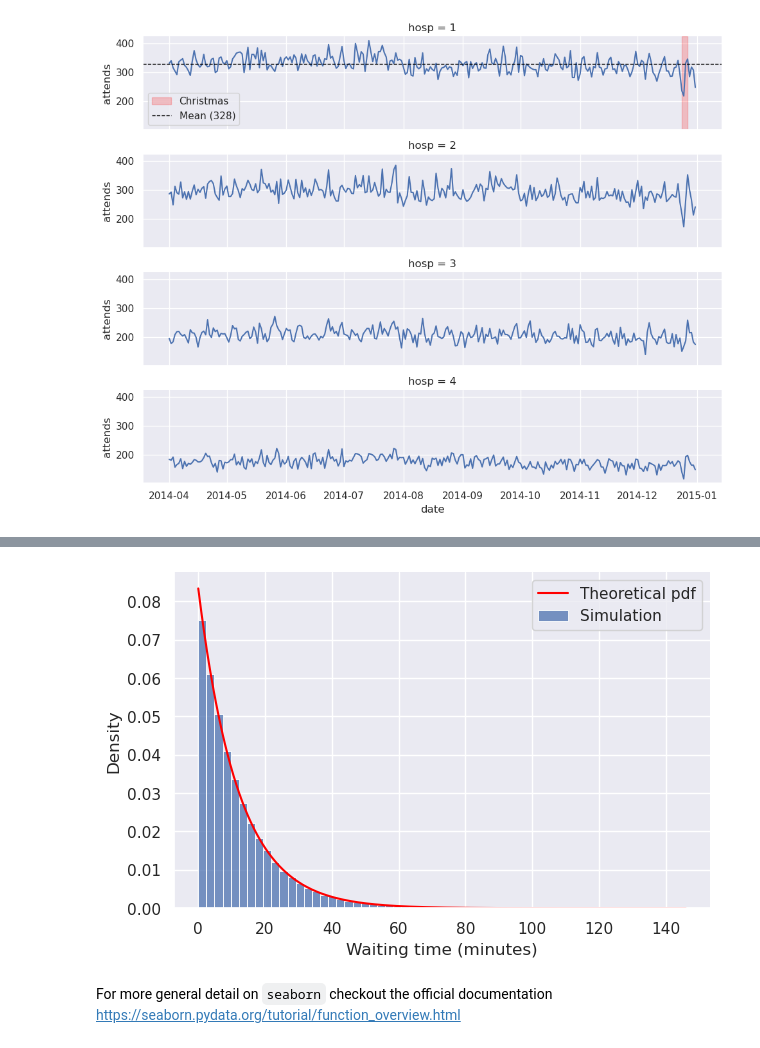
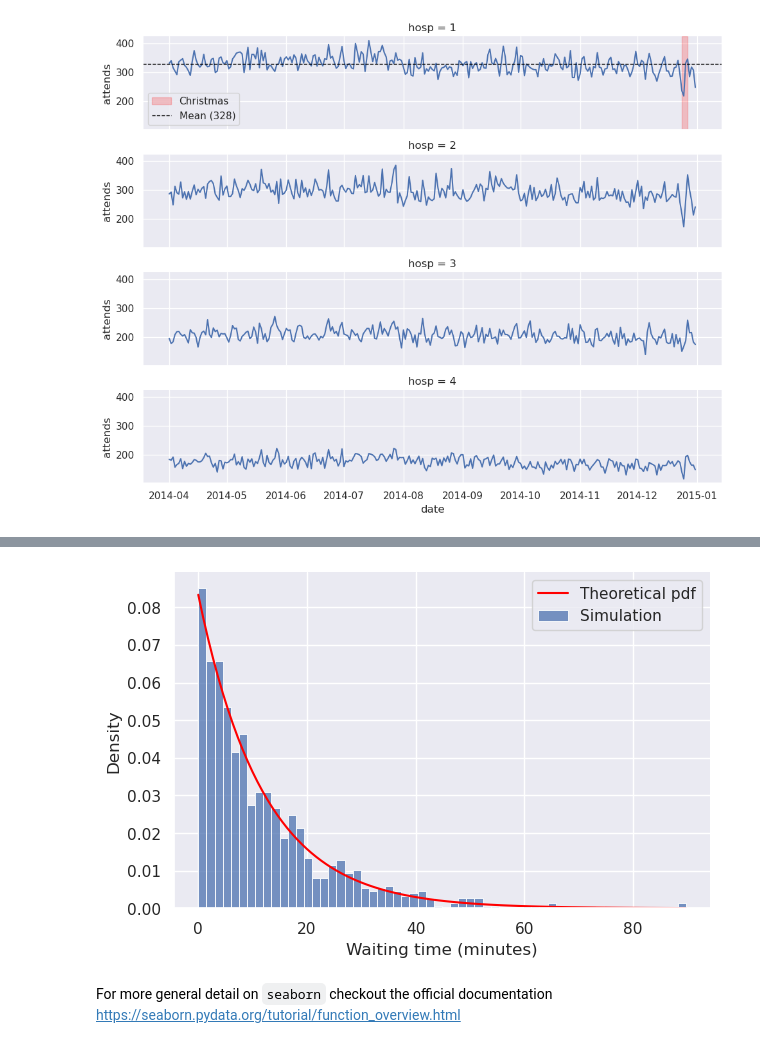
Before and after one commit to health-data-science-OR/hpdm171, a Jupyter notebook: week_09/09_seaborn.ipynb, the cells around one changed output, grey strips where cells are left out. Drawn from its saved outputs; the diff is of its cells as text; code cells hidden in the pictures.

```diff
--- a/week_09/09_seaborn.ipynb
+++ b/week_09/09_seaborn.ipynb
@@ -379,30 +385,31 @@ def exponential_pdf(x, scale):
 # %%
 SCALE = 12   # mean waiting time (minutes)
 
 # 1. simulation
 rng = np.random.default_rng(42)
-samples = rng.exponential(scale=SCALE, size=100_000)
+samples = rng.exponential(scale=SCALE, size=1000)
 
 # 2. get theoretical
-x_values = np.linspace(0, samples.max(), 500)
+x_values = np.linspace(0, samples.max(), 100)
 pdf_values = exponential_pdf(x_values, SCALE)
 
 # 3. histogram of samples
 g = sns.displot(
     x=samples,
     kind='hist',
     stat="density",
     bins=60,
     height=4,
     aspect=1.6,
     label="Simulation",
 )
 
-# 4. add theorectical curve via matplotlib axis object
+# 4. add theoretical curve via matplotlib axis object
+# there is only a single plot so use g.ax instead of g.axes
 _ = g.ax.plot(x_values, pdf_values, color="red", label="Theoretical pdf")
 _ = g.ax.legend()
 _ = g.set_axis_labels("Waiting time (minutes)", "Density")
 # %% [output]
-[figure, old version]
+[figure, new version]
 # %% [markdown]
 For more general detail on `seaborn` checkout the official documentation https://seaborn.pydata.org/tutorial/function_overview.html
```
Also changed, not shown: parts of 4 cells of this notebook.
